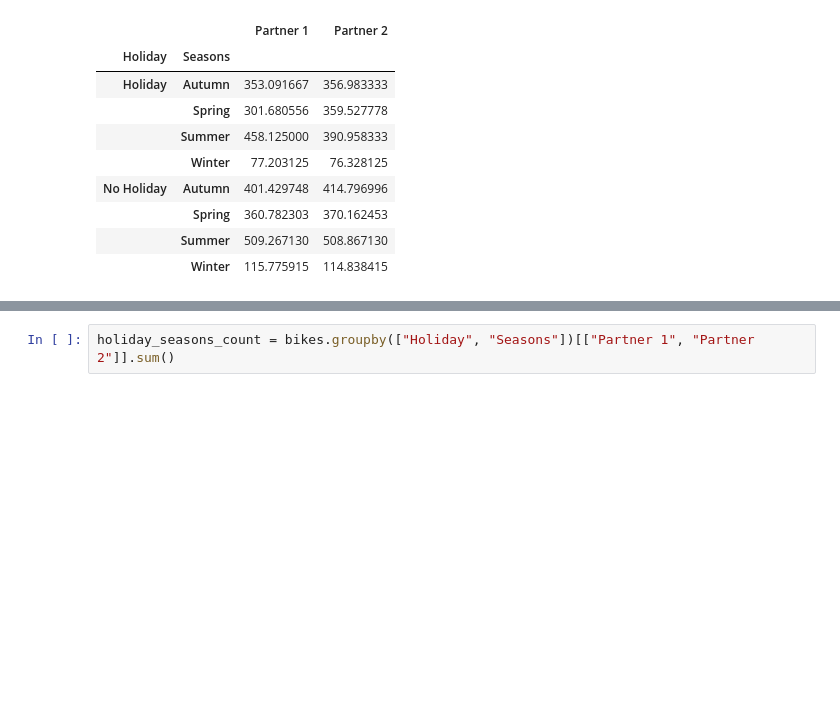
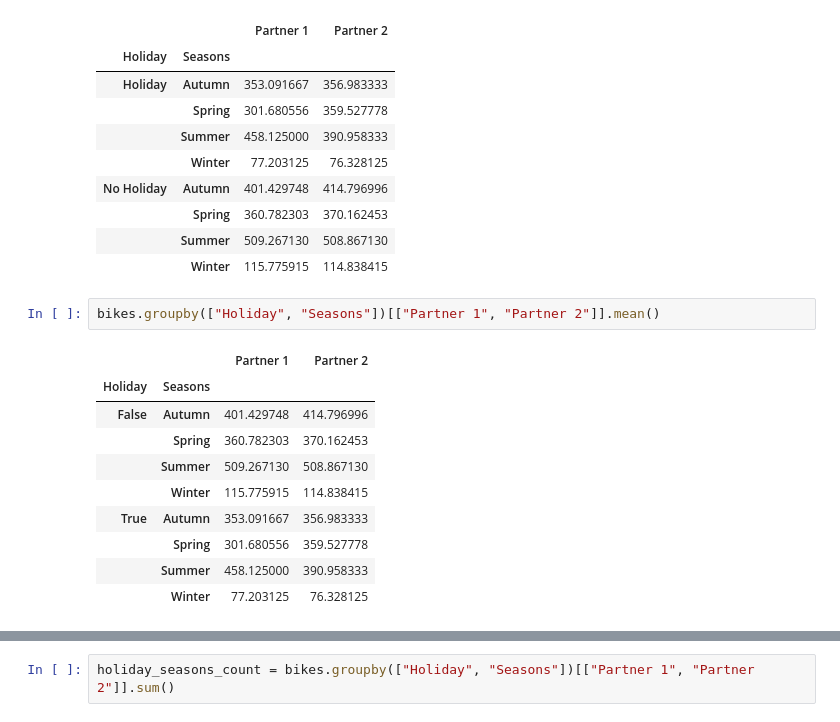
Before and after one commit to tbkazakova/DataAnalysis_2023, a Jupyter notebook: datan/230418_newvars.ipynb, the cells around one changed output, grey strips where cells are left out. Drawn from its saved outputs; the diff is of its cells as text; blank space fills up the shorter version.

```diff
--- a/datan/230418_newvars.ipynb
+++ b/datan/230418_newvars.ipynb
@@ -356,3 +501,16 @@ bikes.groupby(["Holiday", "Seasons"])[["Partner 1", "Partner 2"]].mean()
 |  | Spring | 360.782303 | 370.162453 |
 |  | Summer | 509.267130 | 508.867130 |
 |  | Winter | 115.775915 | 114.838415 |
+# %%
+bikes.groupby(["Holiday", "Seasons"])[["Partner 1", "Partner 2"]].mean()
+# %% [output]
+|  |  | Partner 1 | Partner 2 |
+| Holiday | Seasons |  |  |
+| False | Autumn | 401.429748 | 414.796996 |
+|  | Spring | 360.782303 | 370.162453 |
+|  | Summer | 509.267130 | 508.867130 |
+|  | Winter | 115.775915 | 114.838415 |
+| True | Autumn | 353.091667 | 356.983333 |
+|  | Spring | 301.680556 | 359.527778 |
+|  | Summer | 458.125000 | 390.958333 |
+|  | Winter | 77.203125 | 76.328125 |
```
Also changed, not shown: parts of 26 cells of this notebook.
